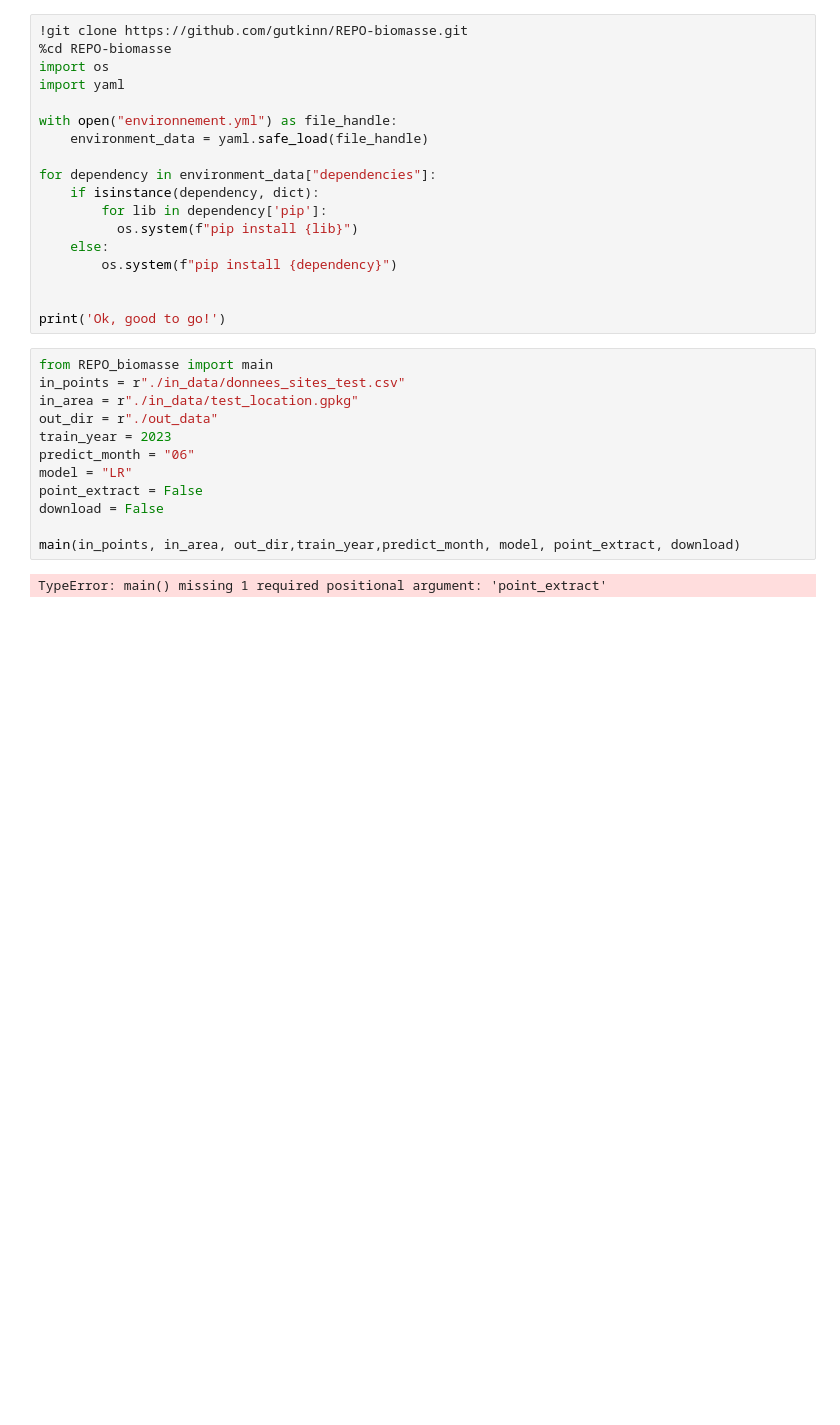
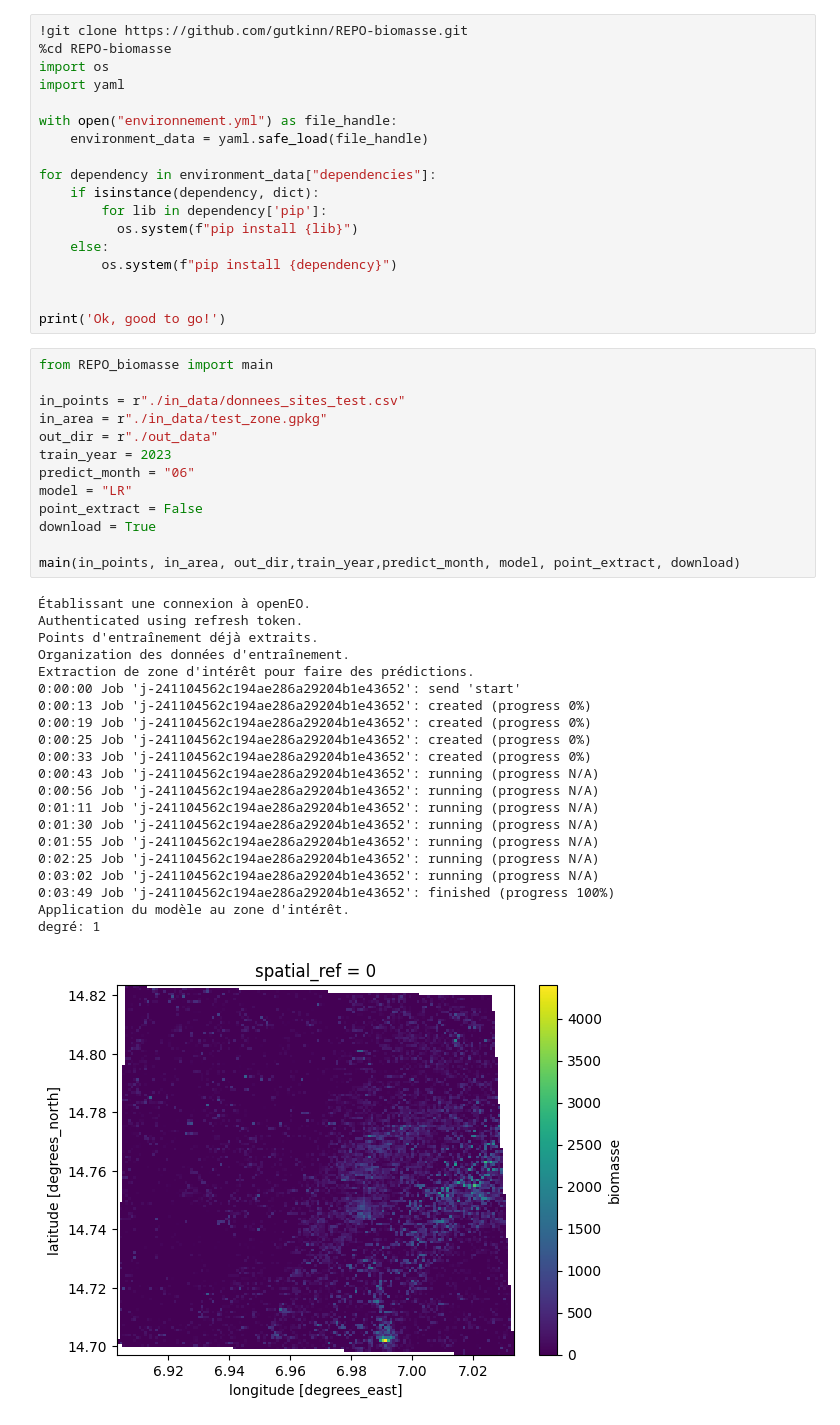
Before and after one commit to gutkinn/REPO-biomasse, a Jupyter notebook: REPO_biomasse_simple.ipynb, the cells around one changed output. Cells and saved outputs as stored; diff of their text form; blank space fills up the shorter version.

```diff
--- a/REPO_biomasse_simple.ipynb
+++ b/REPO_biomasse_simple.ipynb
@@ -18,15 +18,36 @@ for dependency in environment_data["dependencies"]:
 print('Ok, good to go!')
 # %%
 from REPO_biomasse import main
+
 in_points = r"./in_data/donnees_sites_test.csv"
-in_area = r"./in_data/test_location.gpkg"
+in_area = r"./in_data/test_zone.gpkg"
 out_dir = r"./out_data"
 train_year = 2023
 predict_month = "06"
 model = "LR"
 point_extract = False
-download = False
+download = True
 
 main(in_points, in_area, out_dir,train_year,predict_month, model, point_extract, download)
 # %% [output]
-TypeError: main() missing 1 required positional argument: 'point_extract'
+Établissant une connexion à openEO.
+Authenticated using refresh token.
+Points d'entraînement déjà extraits.
+Organization des données d'entraînement.
+Extraction de zone d'intérêt pour faire des prédictions.
+0:00:00 Job 'j-241104562c194ae286a29204b1e43652': send 'start'
+0:00:13 Job 'j-241104562c194ae286a29204b1e43652': created (progress 0%)
+0:00:19 Job 'j-241104562c194ae286a29204b1e43652': created (progress 0%)
+0:00:25 Job 'j-241104562c194ae286a29204b1e43652': created (progress 0%)
+0:00:33 Job 'j-241104562c194ae286a29204b1e43652': created (progress 0%)
+0:00:43 Job 'j-241104562c194ae286a29204b1e43652': running (progress N/A)
+0:00:56 Job 'j-241104562c194ae286a29204b1e43652': running (progress N/A)
+0:01:11 Job 'j-241104562c194ae286a29204b1e43652': running (progress N/A)
+0:01:30 Job 'j-241104562c194ae286a29204b1e43652': running (progress N/A)
+0:01:55 Job 'j-241104562c194ae286a29204b1e43652': running (progress N/A)
+0:02:25 Job 'j-241104562c194ae286a29204b1e43652': running (progress N/A)
+0:03:02 Job 'j-241104562c194ae286a29204b1e43652': running (progress N/A)
+0:03:49 Job 'j-241104562c194ae286a29204b1e43652': finished (progress 100%)
+Application du modèle au zone d'intérêt.
+degré: 1
+[figure, added]
```
Also changed, not shown: 2 other files.
